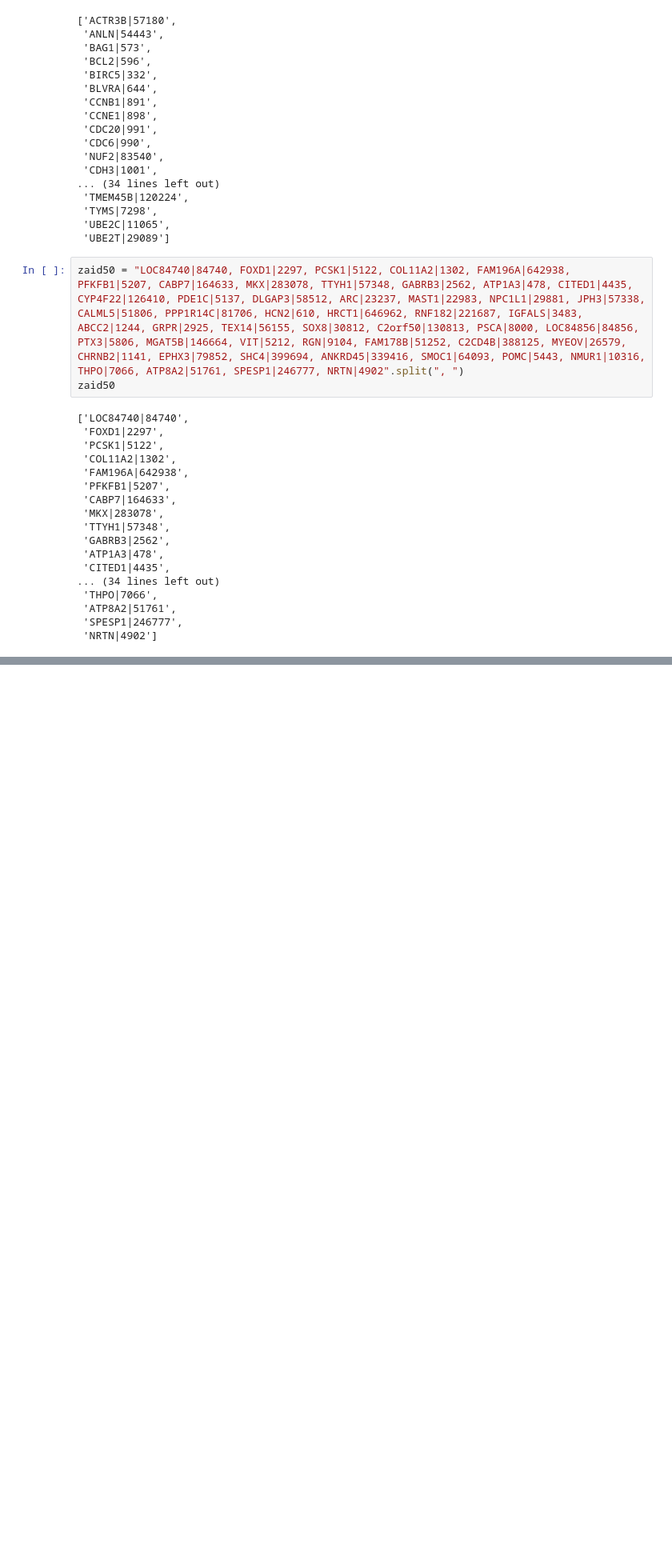
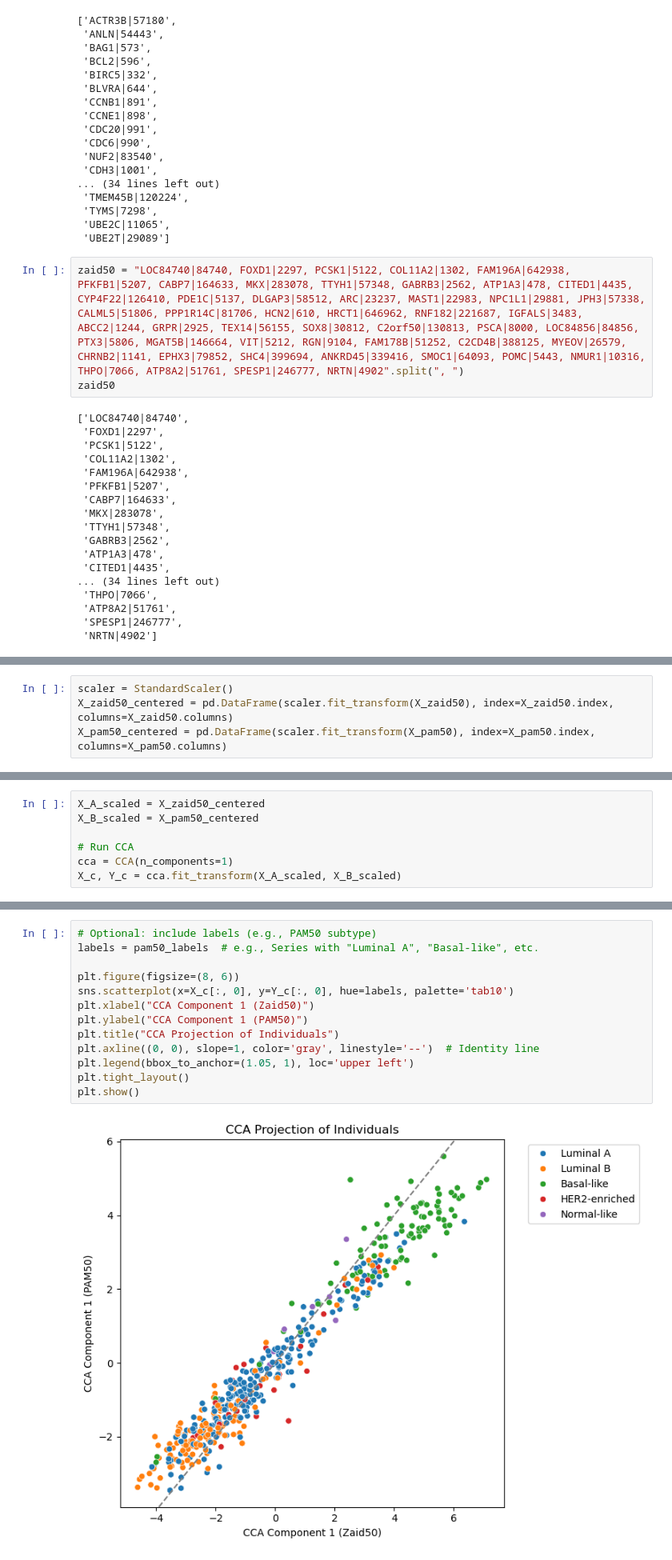
Before and after one commit to CNsquared/breast-cancer-team-1, a Jupyter notebook: Project1/check_zaid50.ipynb, the cells around one changed output, grey strips where cells are left out. Shown: that part at 80% size. Cells and saved outputs as stored; diff of their text form; blank space fills up the shorter version.

```diff
--- a/Project1/check_zaid50.ipynb
+++ b/Project1/check_zaid50.ipynb
@@ -621,0 +250,4 @@ cos_sim = cosine_similarity([A_mean], [B_mean])[0, 0]
+# %%
+scaler = StandardScaler()
+X_zaid50_centered = pd.DataFrame(scaler.fit_transform(X_zaid50), index=X_zaid50.index, columns=X_zaid50.columns)
+X_pam50_centered = pd.DataFrame(scaler.fit_transform(X_pam50), index=X_pam50.index, columns=X_pam50.columns)
@@ -621,0 +401,7 @@ cos_sim = cosine_similarity([A_mean], [B_mean])[0, 0]
+# %%
+X_A_scaled = X_zaid50_centered
+X_B_scaled = X_pam50_centered
+
+# Run CCA
+cca = CCA(n_components=1)
+X_c, Y_c = cca.fit_transform(X_A_scaled, X_B_scaled)
@@ -621,0 +424,15 @@ cos_sim = cosine_similarity([A_mean], [B_mean])[0, 0]
+# %%
+# Optional: include labels (e.g., PAM50 subtype)
+labels = pam50_labels  # e.g., Series with "Luminal A", "Basal-like", etc.
+
+plt.figure(figsize=(8, 6))
+sns.scatterplot(x=X_c[:, 0], y=Y_c[:, 0], hue=labels, palette='tab10')
+plt.xlabel("CCA Component 1 (Zaid50)")
+plt.ylabel("CCA Component 1 (PAM50)")
+plt.title("CCA Projection of Individuals")
+plt.axline((0, 0), slope=1, color='gray', linestyle='--')  # Identity line
+plt.legend(bbox_to_anchor=(1.05, 1), loc='upper left')
+plt.tight_layout()
+plt.show()
+# %% [output]
+[figure, added]
```
Also changed, not shown: parts of 40 cells of this notebook, 5 other files.
